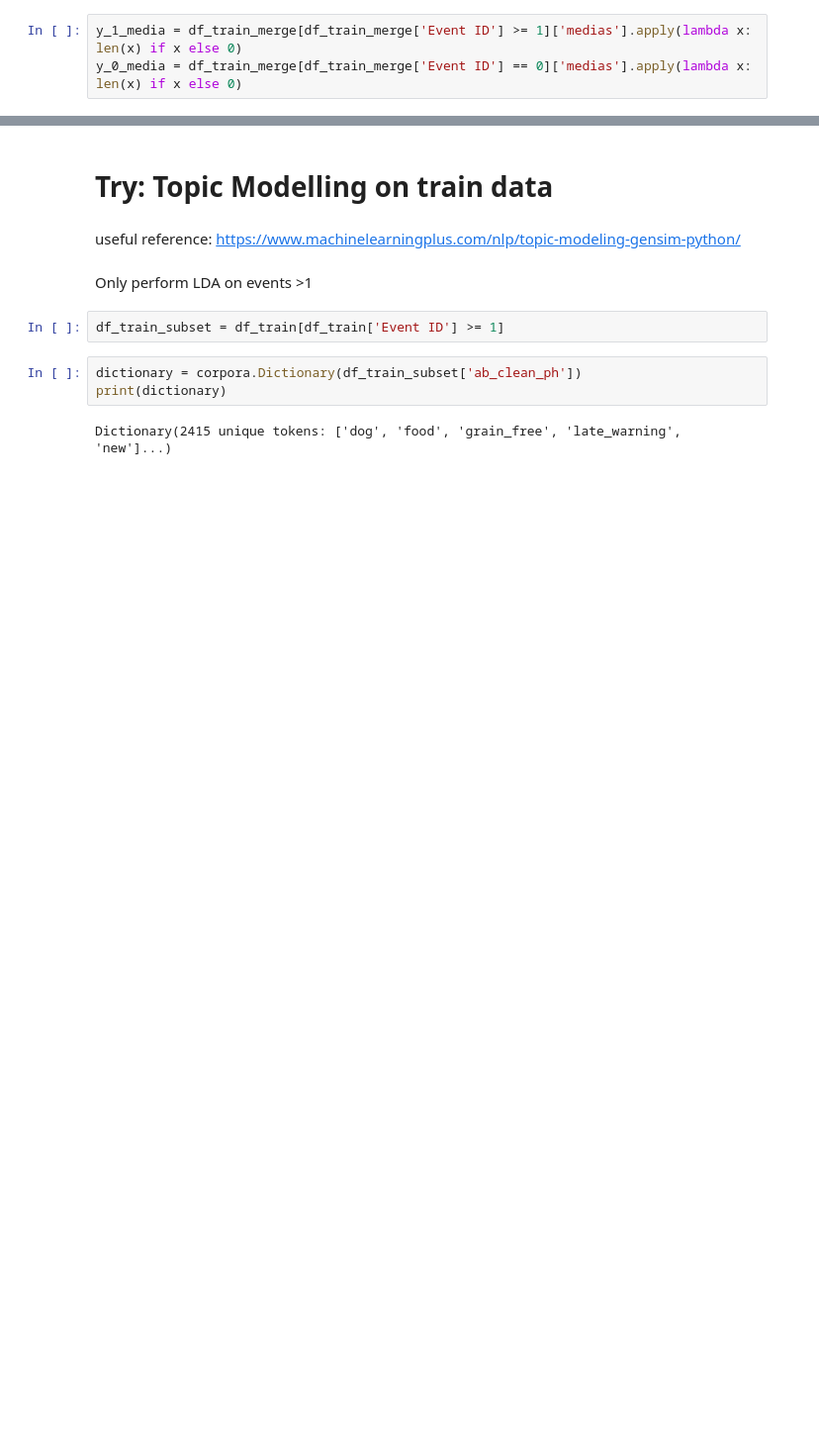
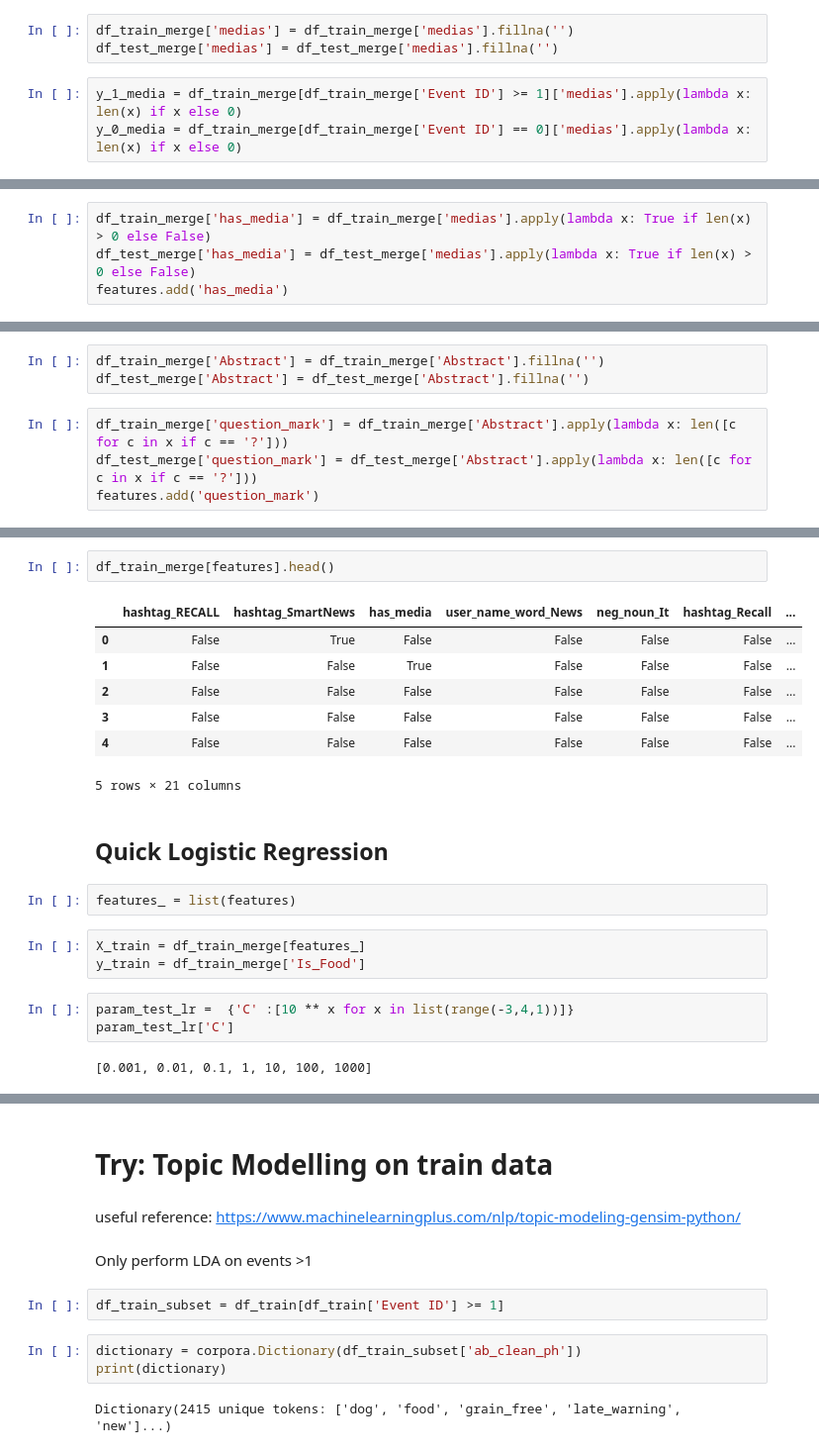
Before and after one commit to shiwang0211/future_food_challenge, a Jupyter notebook: Data Exploration.ipynb, the cells around one changed output, grey strips where cells are left out. Shown at 99% size. Cells and saved outputs as stored; diff of their text form; blank space fills up the shorter version.

```diff
--- a/Data Exploration.ipynb
+++ b/Data Exploration.ipynb
@@ -693,5 +795,8 @@ dtype: int64
 # %% [markdown]
 ## Media
+# %%
+df_train_merge['medias'] = df_train_merge['medias'].fillna('')
+df_test_merge['medias'] = df_test_merge['medias'].fillna('')
 # %%
 y_1_media = df_train_merge[df_train_merge['Event ID'] >= 1]['medias'].apply(lambda x: len(x) if x else 0)
 y_0_media = df_train_merge[df_train_merge['Event ID'] == 0]['medias'].apply(lambda x: len(x) if x else 0)
@@ -709 +817,5 @@ pd.Series(y_1_media).value_counts().head(10)
 Name: medias, dtype: int64
+# %%
+df_train_merge['has_media'] = df_train_merge['medias'].apply(lambda x: True if len(x) > 0 else False)
+df_test_merge['has_media'] = df_test_merge['medias'].apply(lambda x: True if len(x) > 0 else False)
+features.add('has_media')
@@ -709,0 +824,7 @@ Name: medias, dtype: int64
+# %%
+df_train_merge['Abstract'] = df_train_merge['Abstract'].fillna('')
+df_test_merge['Abstract'] = df_test_merge['Abstract'].fillna('')
+# %%
+df_train_merge['question_mark'] = df_train_merge['Abstract'].apply(lambda x: len([c for c in x if c == '?']))
+df_test_merge['question_mark'] = df_test_merge['Abstract'].apply(lambda x: len([c for c in x if c == '?']))
+features.add('question_mark')
@@ -709,0 +865,22 @@ Name: medias, dtype: int64
+# %%
+df_train_merge[features].head()
+# %% [output]
+|  | hashtag_RECALL | hashtag_SmartNews | has_media | user_name_word_News | neg_noun_It | hashtag_Recall | ... |
+| 0 | False | True | False | False | False | False | ... |
+| 1 | False | False | True | False | False | False | ... |
+| 2 | False | False | False | False | False | False | ... |
+| 3 | False | False | False | False | False | False | ... |
+| 4 | False | False | False | False | False | False | ... |
+5 rows × 21 columns
+# %% [markdown]
+## Quick Logistic Regression
+# %%
+features_ = list(features)
+# %%
+X_train = df_train_merge[features_]
+y_train = df_train_merge['Is_Food']
+# %%
+param_test_lr =  {'C' :[10 ** x for x in list(range(-3,4,1))]}
+param_test_lr['C']
+# %% [output]
+[0.001, 0.01, 0.1, 1, 10, 100, 1000]
```
Also changed, not shown: parts of 61 cells of this notebook.
